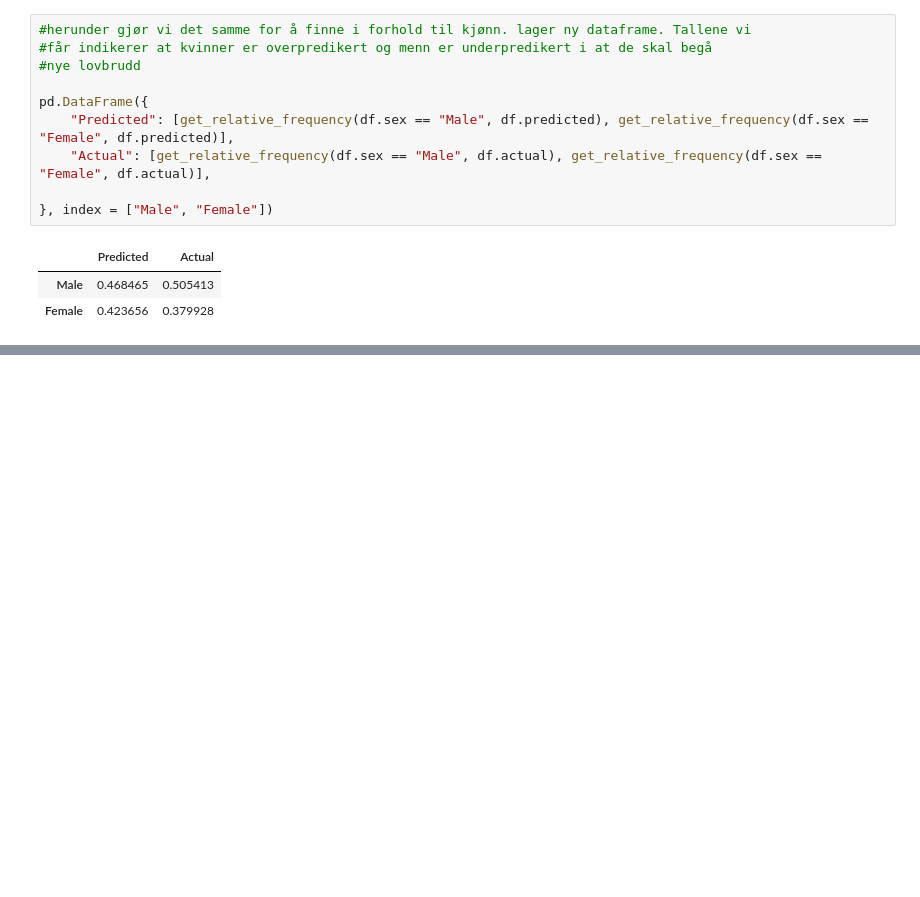
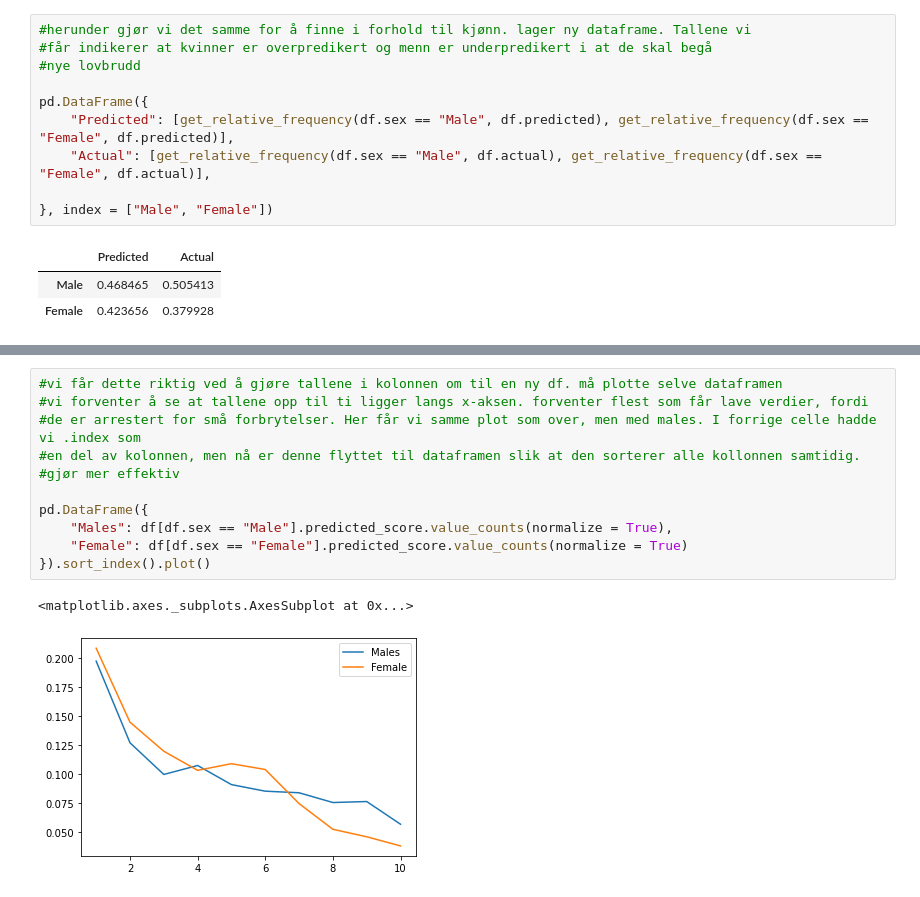
Before and after one commit to irisbore/hon2200-gr2, a Jupyter notebook: notebooks/001_tf_compas.ipynb, the cells around one changed output, grey strips where cells are left out. Cells and saved outputs as stored; diff of their text form; blank space fills up the shorter version.

```diff
--- a/notebooks/001_tf_compas.ipynb
+++ b/notebooks/001_tf_compas.ipynb
@@ -120,0 +184,14 @@ os.getcwd()
+# %%
+#vi får dette riktig ved å gjøre tallene i kolonnen om til en ny df. må plotte selve dataframen
+#vi forventer å se at tallene opp til ti ligger langs x-aksen. forventer flest som får lave verdier, fordi
+#de er arrestert for små forbrytelser. Her får vi samme plot som over, men med males. I forrige celle hadde vi .index som
+#en del av kolonnen, men nå er denne flyttet til dataframen slik at den sorterer alle kollonnen samtidig.
+#gjør mer effektiv
+
+pd.DataFrame({
+    "Males": df[df.sex == "Male"].predicted_score.value_counts(normalize = True),
+    "Female": df[df.sex == "Female"].predicted_score.value_counts(normalize = True)
+}).sort_index().plot()
+# %% [output]
+<matplotlib.axes._subplots.AxesSubplot at 0x...>
+[figure, added]
```
Also changed, not shown: parts of 9 cells of this notebook, 2 other files.
